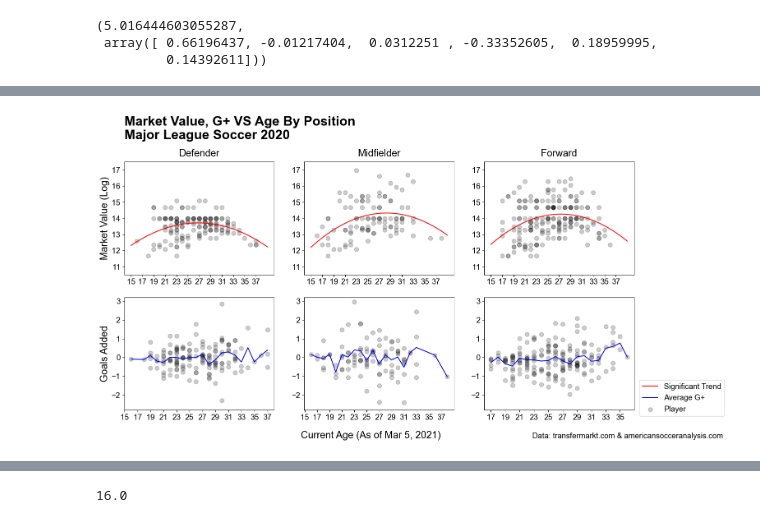
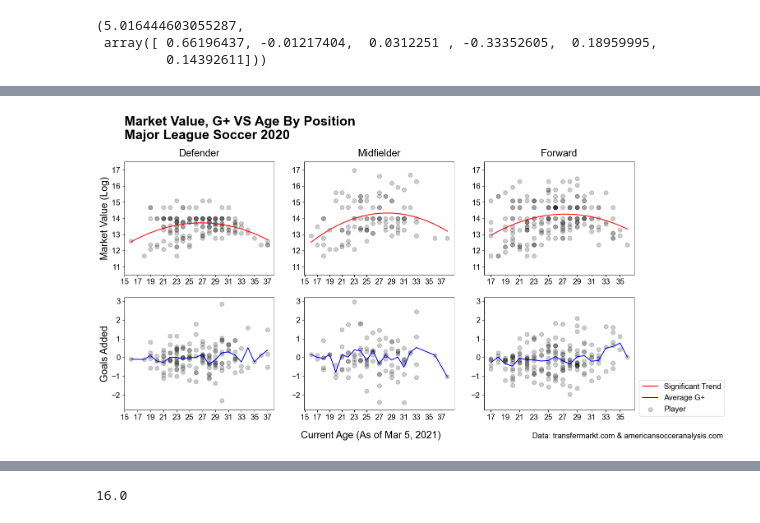
Before and after one commit to type-null/soccer-analysis, a Jupyter notebook: g+.ipynb, the cells around one changed output, grey strips where cells are left out. Cells and saved outputs as stored; diff of their text form; code cells hidden in the pictures.

```diff
--- a/g+.ipynb
+++ b/g+.ipynb
@@ -369,7 +367,7 @@ plt.yticks(range(11, 18,1), fontsize=14)
 plt.ylabel("Market Value (Log)", fontsize=tickf)
 
 # plot age quadratic prediction
-xq = np.linspace(15,39,100)
+xq = np.linspace(dX['age'].min(),dX['age'].max(),100)
 aq = -0.0100
 bq = 0.5365
 cq = 6.5201
@@ -384,6 +382,7 @@ plt.xticks(range(15, 39,2), fontsize=annof)
 plt.yticks(range(11, 18,1), fontsize=14)
 
 # plot age quadratic prediction
+xq = np.linspace(mX['age'].min(),mX['age'].max(),100)
 aq = -0.0120
 bq = 0.6791
 cq = 4.7192
@@ -398,6 +397,7 @@ plt.xticks(range(15, 39,2), fontsize=annof)
 plt.yticks(range(11, 18,1), fontsize=14)
 
 # plot age quadratic prediction
+xq = np.linspace(fX['age'].min(),fX['age'].max(),100)
 aq = -0.0123
 bq = 0.6724
 cq = 5.0699
@@ -454,34 +454,34 @@ plt.subplot(2,3,6)
 plt.scatter(fX['age'], fy_g, color='k', s=60, label='Player', alpha=a)
 plt.xticks(range(15, 39,2), fontsize=annof)
 plt.yticks(range(-3, 4,1), fontsize=annof)
 plt.plot([],[],color='r', label='Significant Trend')
 
 # calculate mean and CI
 x = sorted(fX['age'].unique())
 y = np.array([])
 c = np.array([])
 for k in x:
     yk = fy_g[fX['age']==k]
     n = len(yk)
     my = np.mean(yk)
     s = np.std(yk)
     ci = stats.t.ppf(1-0.05, n-1)*s/np.sqrt(n)
     y = np.append(y, my)
     c = np.append(c, ci)
 
 plt.plot(x,y, color='b', label="Average G+")
 # plt.fill_between(x, (y-c), (y+c), color='b', alpha=.1, label='95% Inteval')
 plt.ylim(ymin=-2.8, ymax=3.2)
 
 plt.figtext(0.5, 0.04, "Current Age (As of Mar 5, 2021)", fontsize=tickf, ha='center')
 plt.suptitle("Market Value, G+ VS Age By Position\nMajor League Soccer 2020", fontsize=titlef,
              x=0.125, y=1.02, fontweight='bold', ha='left',)
 plt.legend(bbox_to_anchor=(1.01, 0.3), loc='upper left', fontsize=14)
 plt.figtext(0.745, 0.04, "Data: transfermarkt.com & americansocceranalysis.com", fontsize=annof)
 plt.savefig('img/g+_age_pos.png', bbox_inches='tight')
 plt.show()
 # %% [output]
-[figure, old version]
+[figure, new version]
 # %%
 x
 # %% [output]
```
Also changed, not shown: parts of 11 cells of this notebook, 1 other file.
